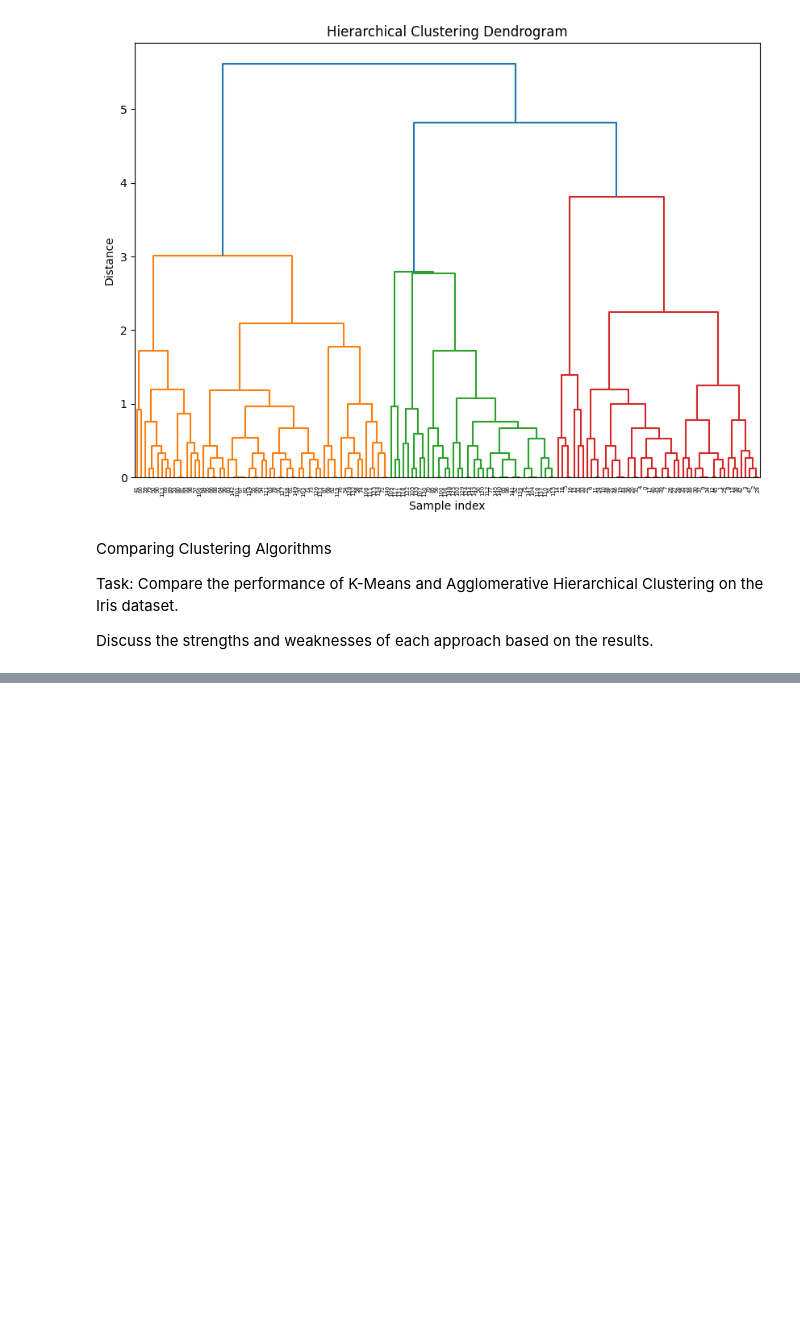
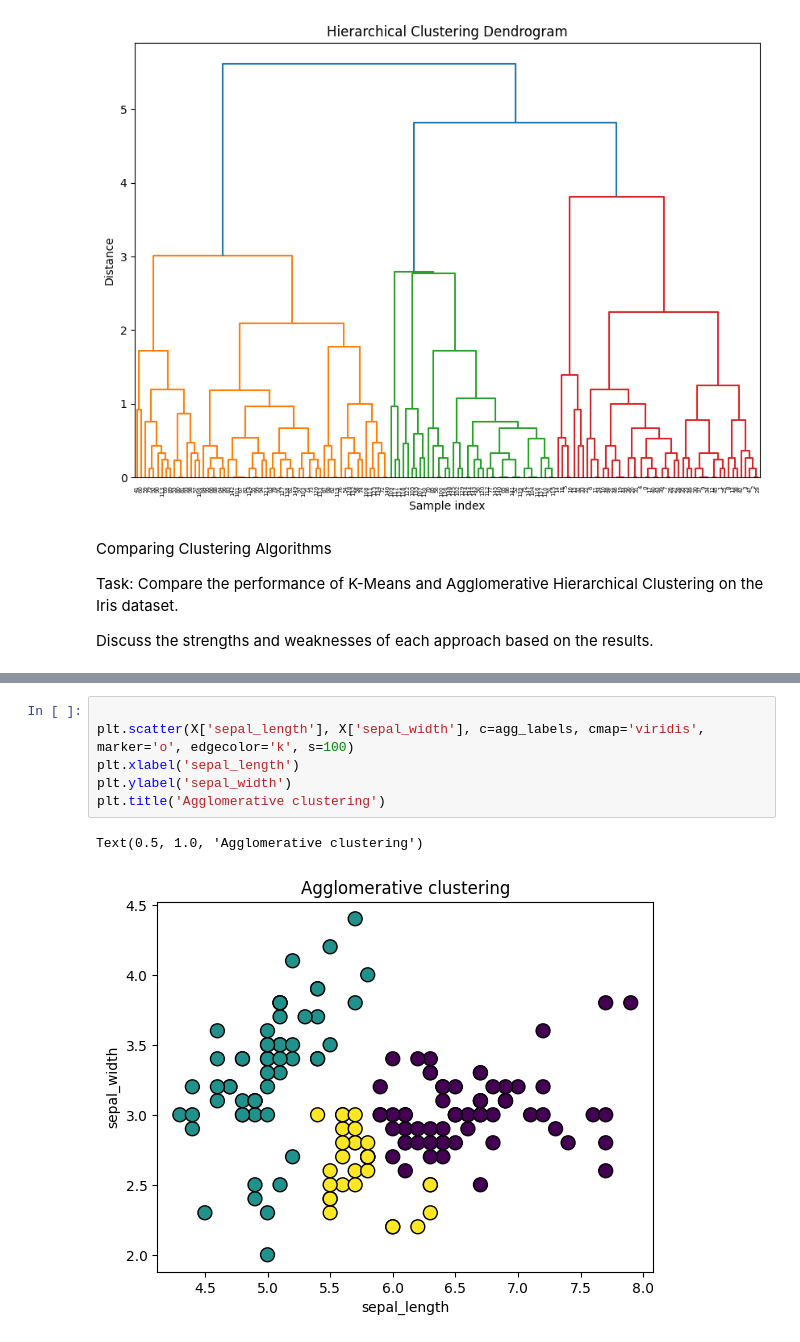
Before and after one commit to amber-khurshid/100DaysOfBytewise, a Jupyter notebook: sixteenth_task.ipynb, the cells around one changed output, grey strips where cells are left out. Saved outputs shown, nothing was run; the diff lists cells and outputs as text; blank space fills up the shorter version.

```diff
--- a/sixteenth_task.ipynb
+++ b/sixteenth_task.ipynb
@@ -166,0 +196,9 @@ Discuss the strengths and weaknesses of each approach based on the results.
+# %%
+
+plt.scatter(X['sepal_length'], X['sepal_width'], c=agg_labels, cmap='viridis', marker='o', edgecolor='k', s=100)
+plt.xlabel('sepal_length')
+plt.ylabel('sepal_width')
+plt.title('Agglomerative clustering')
+# %% [output]
+Text(0.5, 1.0, 'Agglomerative clustering')
+[figure, added]
```
Also changed, not shown: parts of 5 cells of this notebook.
